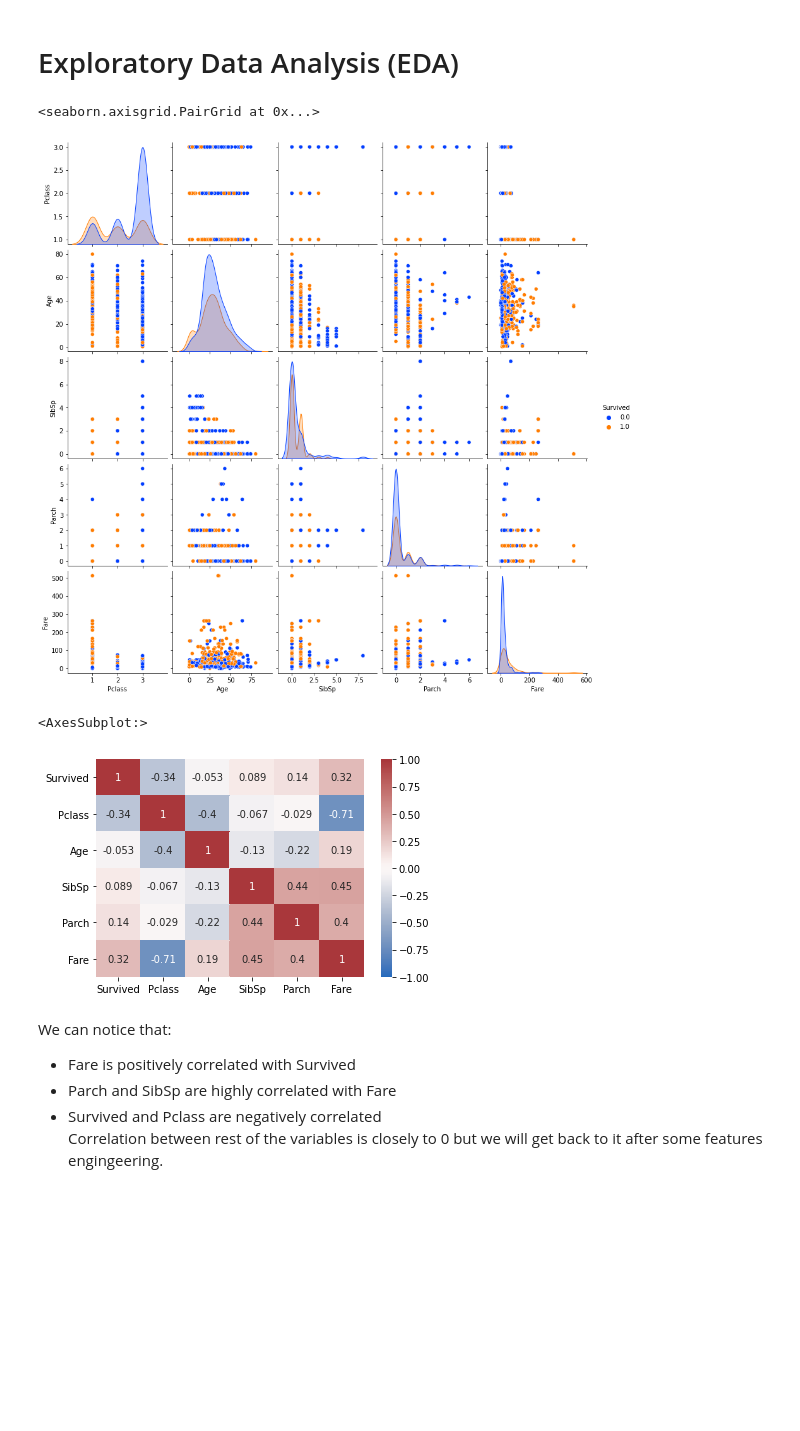
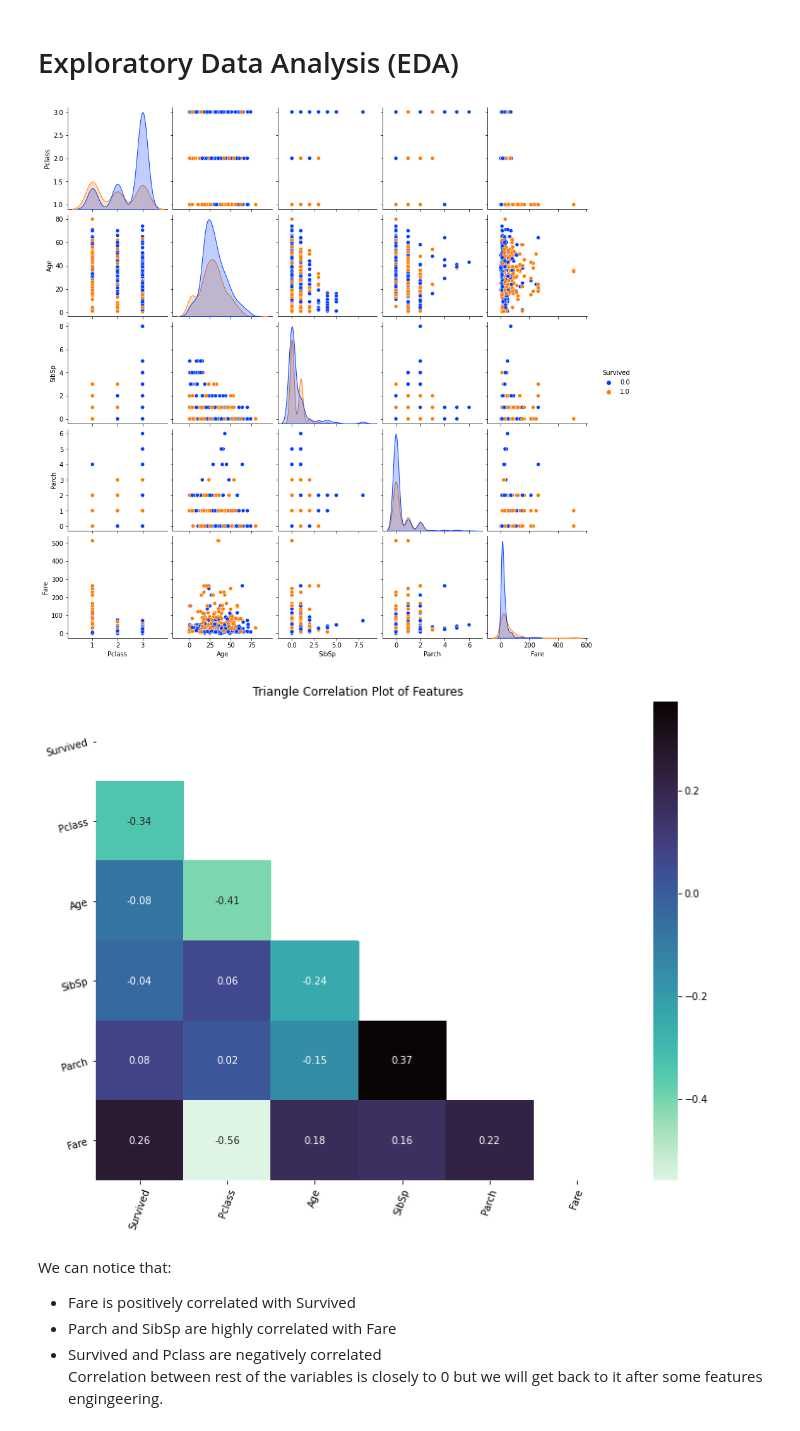
Before and after one commit to szpwski/titanic_kaggle_competition, a Jupyter notebook: Python/svm_titanic.ipynb, the cells around one changed output. Cells and saved outputs as stored; diff of their text form; code cells hidden in the pictures; blank space fills up the shorter version.

```diff
--- a/Python/svm_titanic.ipynb
+++ b/Python/svm_titanic.ipynb
@@ -98,15 +106,25 @@ df1 = df.drop(["PassengerId","Cabin","Ticket"],axis=1)
+# %%
+cont_cols = list(df1.select_dtypes(["float64","int64"]).columns)
 # %% [markdown]
 # Exploratory Data Analysis (EDA)
 # %%
-sns.pairplot(df1, hue="Survived", dropna=True,palette="bright")
+sns.pairplot(df1[cont_cols], hue="Survived", dropna=True,palette="bright")
+plt.show()
 # %% [output]
-<seaborn.axisgrid.PairGrid at 0x...>
 [figure]
-# %%
-sns.heatmap(df1.corr(method='spearman'), annot=True, vmin=-1, vmax=1, cmap="vlag")
-# %% [output]
-<AxesSubplot:>
-[figure, removed]
+# %%
+#Heatmap of Correlation for continous variables
+cm = df1[cont_cols].corr()
+mask = np.triu(np.ones_like(cm, dtype=np.bool))
+
+f, ax = plt.subplots(figsize=(12, 9))
+g1 = sns.heatmap(cm,cmap='mako_r',fmt='.2f', annot=True, mask=mask)
+g1.set_xticklabels(g1.get_xticklabels(),rotation=70,fontsize=10)
+g1.set_yticklabels(g1.get_yticklabels(),rotation=15,fontsize=10)
+plt.title("Triangle Correlation Plot of Features")
+plt.show()
+# %% [output]
+[figure, added]
 # %% [markdown]
 We can notice that:
 * Fare is positively correlated with Survived
```
Also changed, not shown: parts of 68 cells of this notebook.
